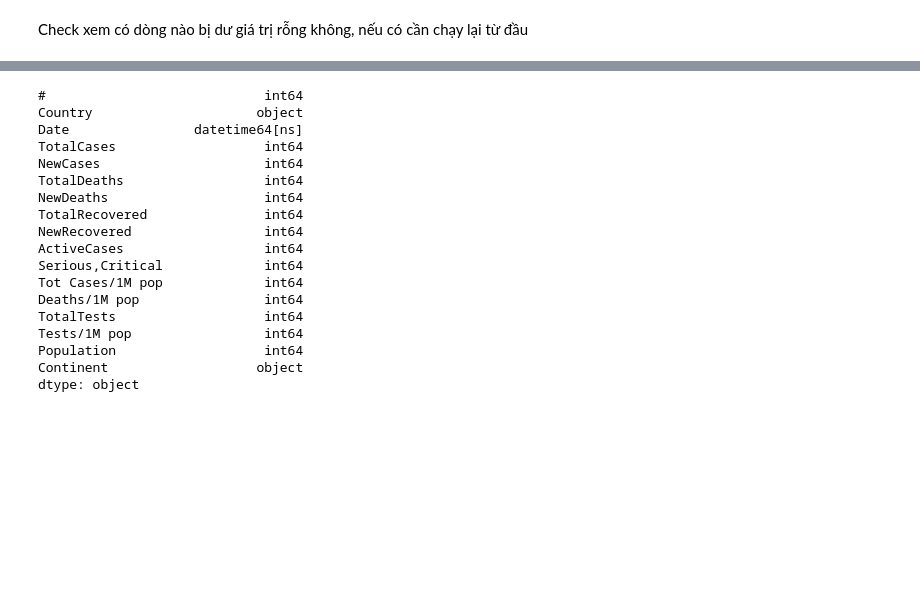
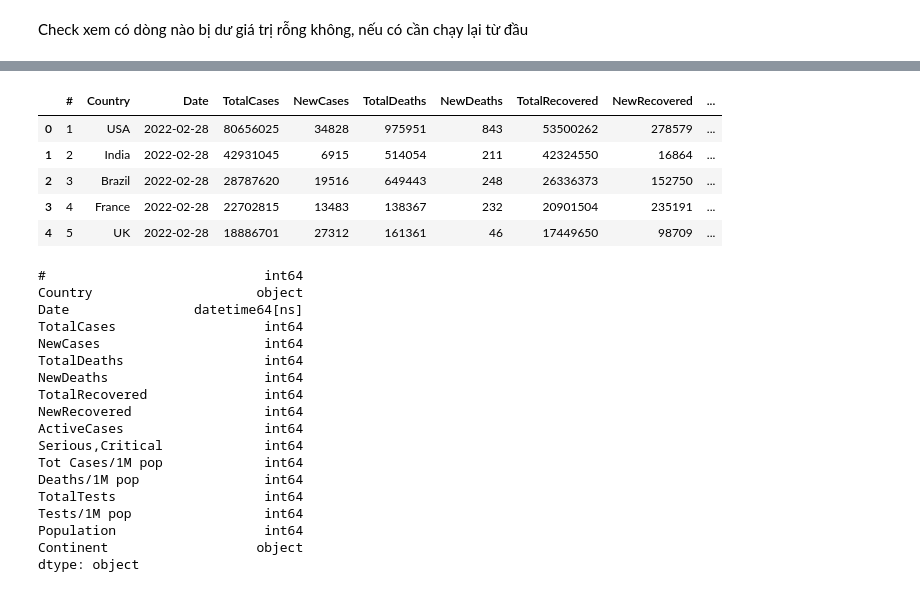
Before and after one commit to 19127592/Corona-Analysis, a Jupyter notebook: main.ipynb, the cells around one changed output, grey strips where cells are left out. Saved outputs shown, nothing was run; the diff lists cells and outputs as text; code cells hidden in the pictures; blank space fills up the shorter version.

```diff
--- a/main.ipynb
+++ b/main.ipynb
@@ -98,16 +115,26 @@ else:
 # %%
-total_covid_df = pd.read_csv('Corona_by_day.csv')
+df_covid_by_day = pd.read_csv('Corona_by_day.tsv',sep='\t')
+# %%
+def RepresentsInt(s):
+    try:
+        int(s)
+        return True
+    except ValueError:
+        return False
+
+def convert_numeric(num):
+    condition = {",":"","+":"","-":"","%":""}
+    if num == "nan" or num == " " or num == "  " or num == " N/A":
+        return 0
+
+    for i, j in condition.items():
+        num = num.replace(i, j)
+    if RepresentsInt(num) == True:
+        return int(num)
+    return float(num)
 # %%
-def convert_numeric(num):
-    condition = {",":"","+":""}
-    if num == "nan" or num == " " or num == "  " or num == " N/A":
-        return 0
+for i in range(3,16):
+    df_covid_by_day[header_by_day[i]] = df_covid_by_day[header_by_day[i]].apply(lambda x:convert_numeric(str(x)))
 
-    for i, j in condition.items():
-        num = num.replace(i, j)
-    return int(num)
-for i in range(3,16):
-    total_covid_df[header_by_day[i]] = total_covid_df[header_by_day[i]].apply(lambda x:convert_numeric(str(x)))
-
-total_covid_df[header_by_day[16]] = total_covid_df[header_by_day[16]].apply(lambda x:str(x).replace(" ",""))
-total_covid_df['Date'] = pd.to_datetime(total_covid_df['Date'],format="%d-%m-%Y")
+df_covid_by_day[header_by_day[16]] = df_covid_by_day[header_by_day[16]].apply(lambda x:str(x).replace(" ",""))
+df_covid_by_day['Date'] = pd.to_datetime(df_covid_by_day['Date'],format="%d-%m-%Y")
@@ -135 +141,10 @@ Name: 169, dtype: object
+# %%
+df_covid_by_day.head()
+# %% [output]
+|  | # | Country | Date | TotalCases | NewCases | TotalDeaths | NewDeaths | TotalRecovered | NewRecovered | ... |
+| 0 | 1 | USA | 2022-02-28 | 80656025 | 34828 | 975951 | 843 | 53500262 | 278579 | ... |
+| 1 | 2 | India | 2022-02-28 | 42931045 | 6915 | 514054 | 211 | 42324550 | 16864 | ... |
+| 2 | 3 | Brazil | 2022-02-28 | 28787620 | 19516 | 649443 | 248 | 26336373 | 152750 | ... |
+| 3 | 4 | France | 2022-02-28 | 22702815 | 13483 | 138367 | 232 | 20901504 | 235191 | ... |
+| 4 | 5 | UK | 2022-02-28 | 18886701 | 27312 | 161361 | 46 | 17449650 | 98709 | ... |
 # %%
```
Also changed, not shown: parts of 16 cells of this notebook, 3 other files.
